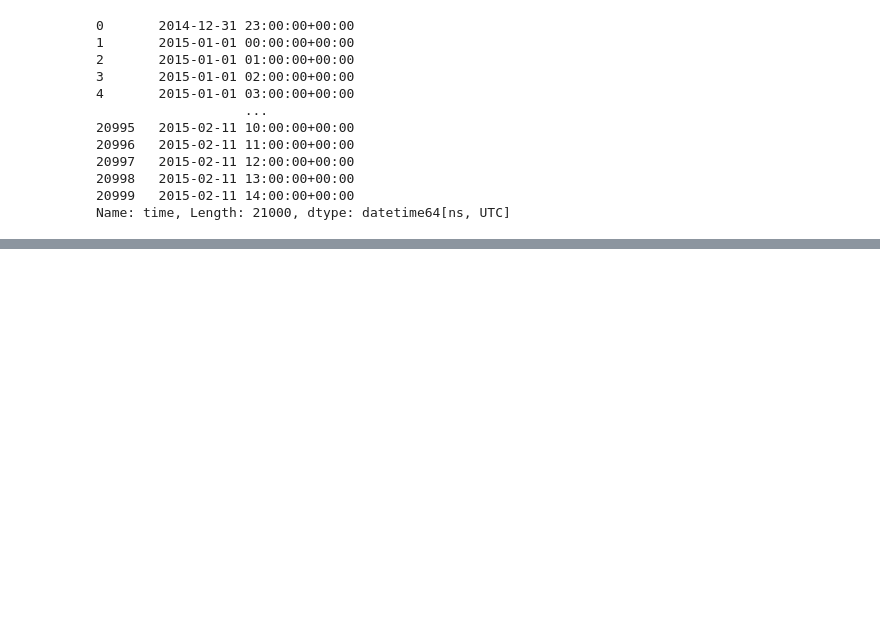
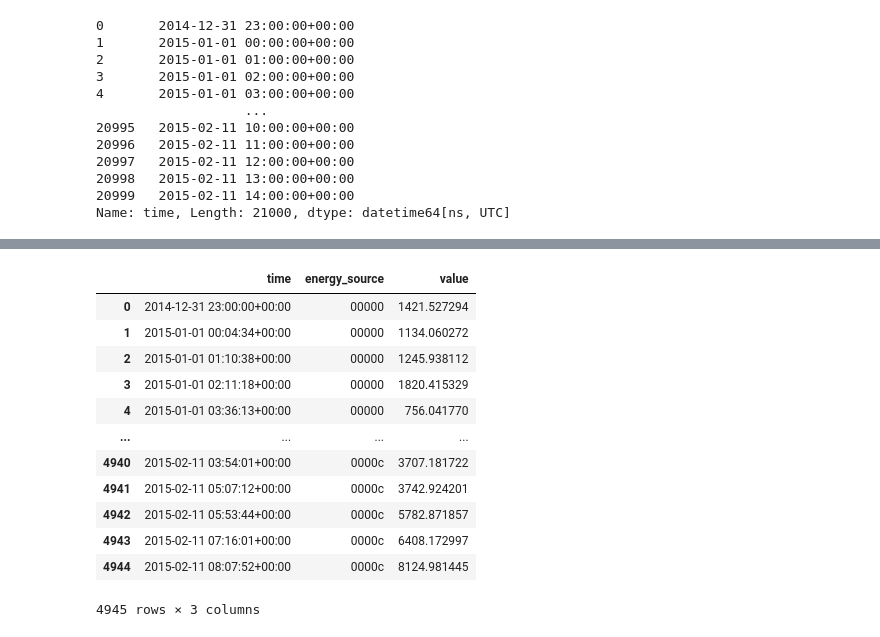
Before and after one commit to oskargirardin/CRP_GDPR_datasets, a Jupyter notebook: use_cases/time_series_prediction/time_series.ipynb, the cells around one changed output, grey strips where cells are left out. Drawn from its saved outputs; the diff is of its cells as text; code cells hidden in the pictures; blank space fills up the shorter version.

```diff
--- a/use_cases/time_series_prediction/time_series.ipynb
+++ b/use_cases/time_series_prediction/time_series.ipynb
@@ -518,0 +618,16 @@ plt.show()
+# %%
+synth_no_na
+# %% [output]
+|  | time | energy_source | value |
+| 0 | 2014-12-31 23:00:00+00:00 | 00000 | 1421.527294 |
+| 1 | 2015-01-01 00:04:34+00:00 | 00000 | 1134.060272 |
+| 2 | 2015-01-01 01:10:38+00:00 | 00000 | 1245.938112 |
+| 3 | 2015-01-01 02:11:18+00:00 | 00000 | 1820.415329 |
+| 4 | 2015-01-01 03:36:13+00:00 | 00000 | 756.041770 |
+| ... | ... | ... | ... |
+| 4940 | 2015-02-11 03:54:01+00:00 | 0000c | 3707.181722 |
+| 4941 | 2015-02-11 05:07:12+00:00 | 0000c | 3742.924201 |
+| 4942 | 2015-02-11 05:53:44+00:00 | 0000c | 5782.871857 |
+| 4943 | 2015-02-11 07:16:01+00:00 | 0000c | 6408.172997 |
+| 4944 | 2015-02-11 08:07:52+00:00 | 0000c | 8124.981445 |
+4945 rows × 3 columns
```
Also changed, not shown: parts of 19 cells of this notebook.
